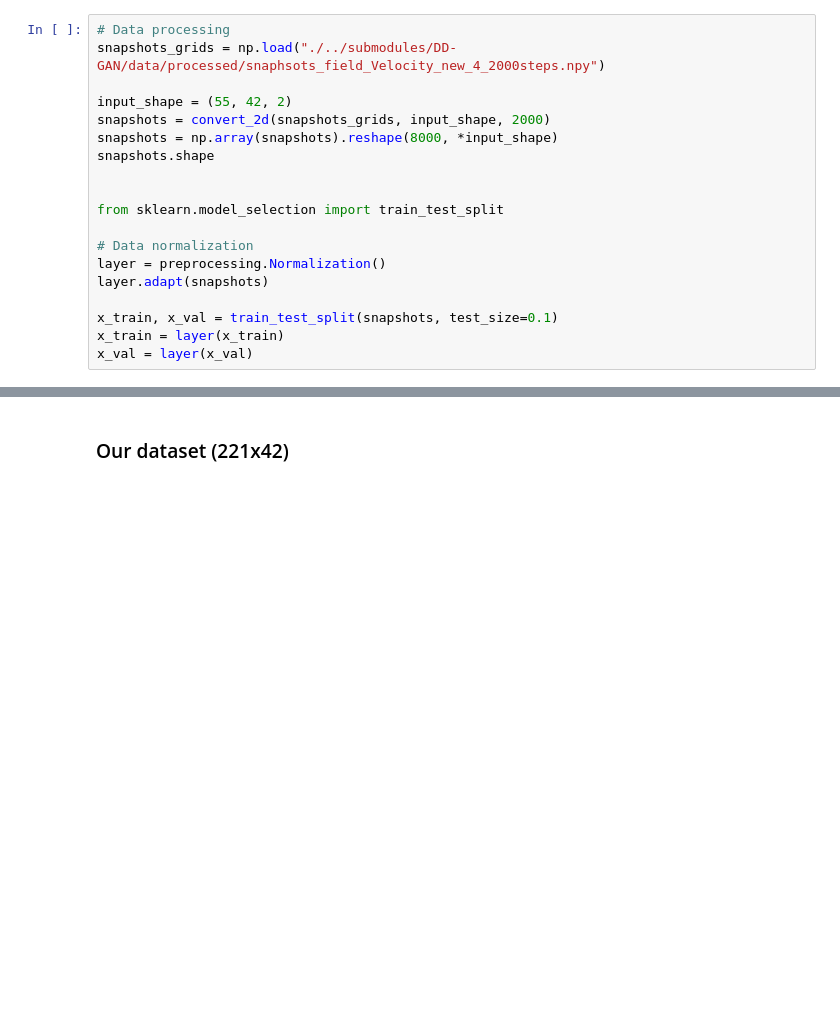
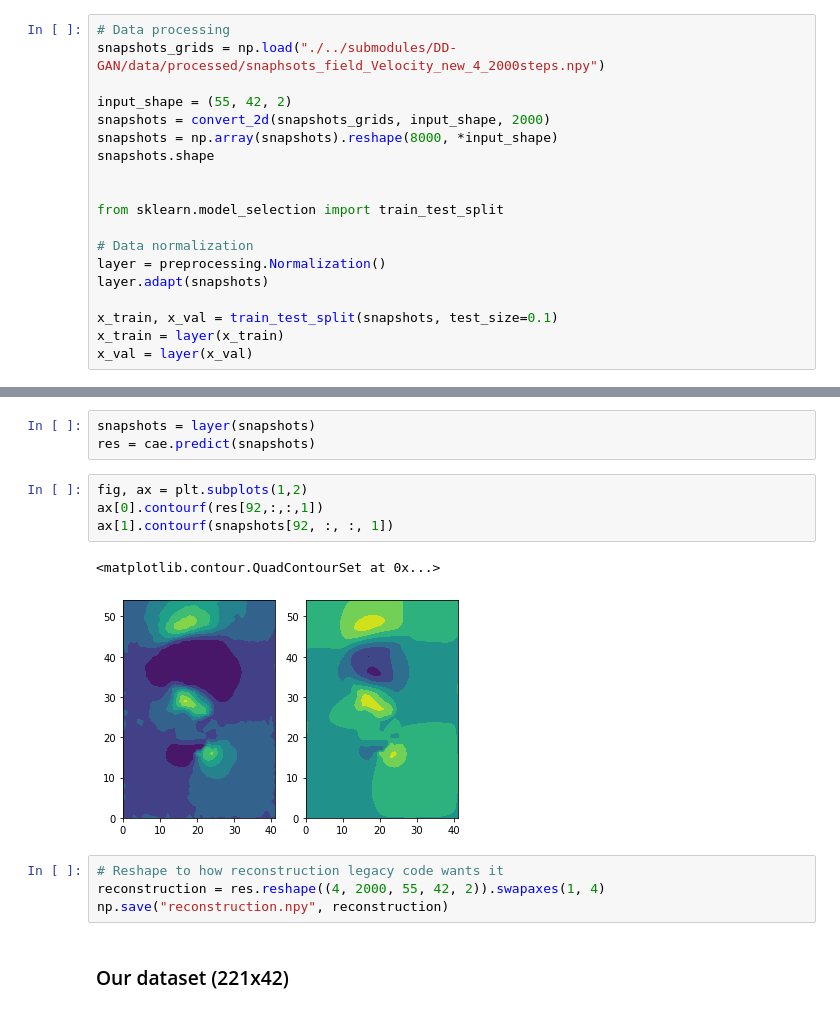
Before and after one commit to acse-zrw20/DD-GAN-AE, a Jupyter notebook: examples/basic_usage.ipynb, the cells around one changed output, grey strips where cells are left out. Cells and saved outputs as stored; diff of their text form; blank space fills up the shorter version.

```diff
--- a/examples/basic_usage.ipynb
+++ b/examples/basic_usage.ipynb
@@ -142,3 +133,17 @@ ax[1].contourf(grid[0, :, :, 0])
+# %%
+snapshots = layer(snapshots)
+res = cae.predict(snapshots)
+# %%
+fig, ax = plt.subplots(1,2)
+ax[0].contourf(res[92,:,:,1])
+ax[1].contourf(snapshots[92, :, :, 1])
+# %% [output]
+<matplotlib.contour.QuadContourSet at 0x...>
+[figure, added]
+# %%
+# Reshape to how reconstruction legacy code wants it
+reconstruction = res.reshape((4, 2000, 55, 42, 2)).swapaxes(1, 4)
+np.save("reconstruction.npy", reconstruction)
 # %% [markdown]
 ### Our dataset (221x42)
 # %%
```
Also changed, not shown: parts of 8 cells of this notebook, 2 other files.
